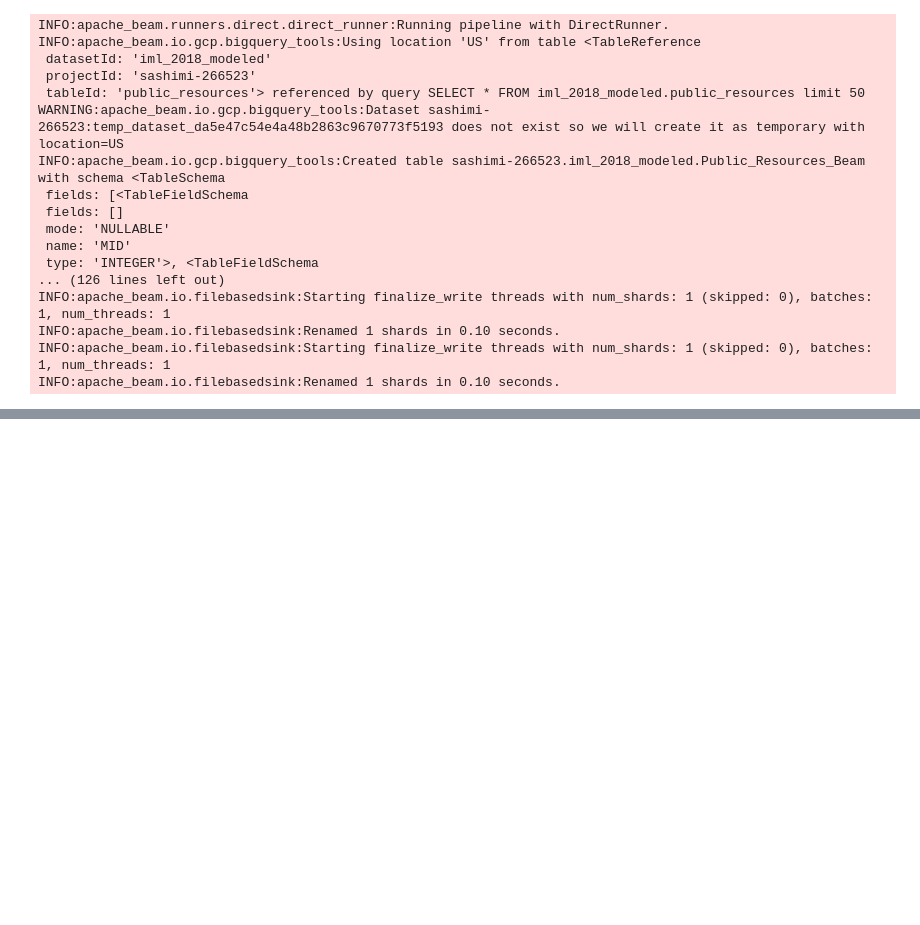
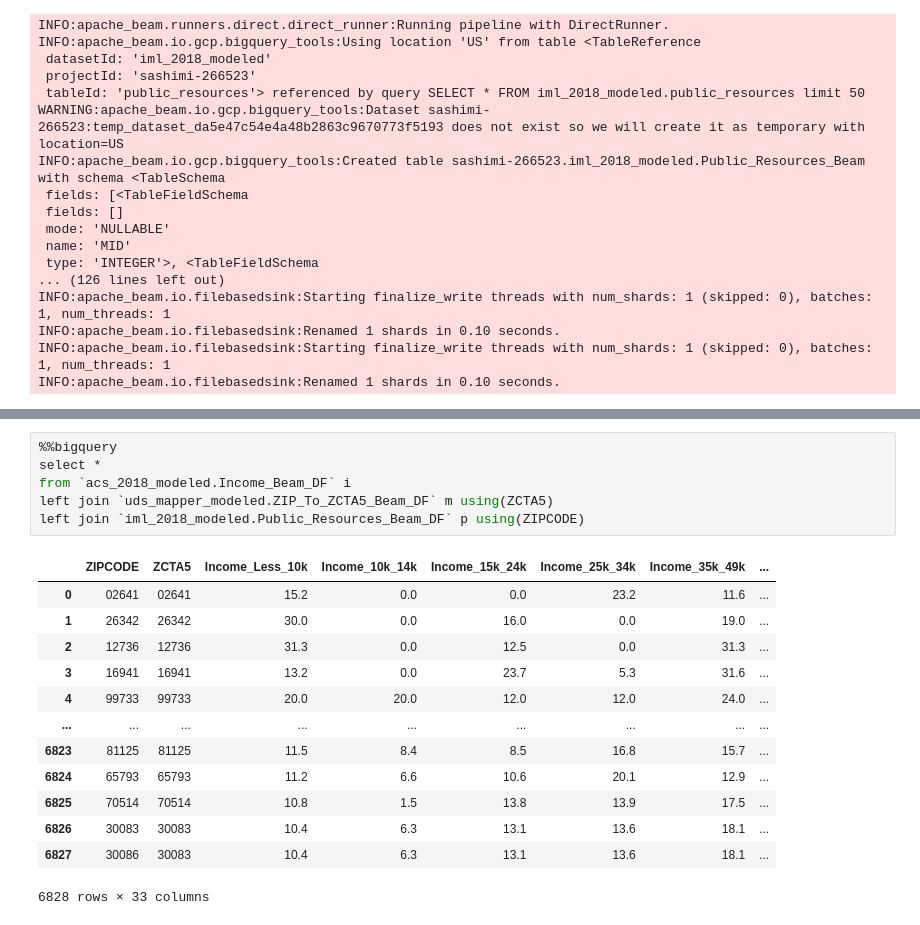
Before and after one commit to xindixu/US-demographic-analysis, a Jupyter notebook: secondary-data/iml_2018_modeled.ipynb, the cells around one changed output, grey strips where cells are left out. Saved outputs shown, nothing was run; the diff lists cells and outputs as text; blank space fills up the shorter version.

```diff
--- a/secondary-data/iml_2018_modeled.ipynb
+++ b/secondary-data/iml_2018_modeled.ipynb
@@ -56,0 +110,20 @@ INFO:apache_beam.io.filebasedsink:Renamed 1 shards in 0.10 seconds.
+# %%
+%%bigquery
+select *
+from `acs_2018_modeled.Income_Beam_DF` i
+left join `uds_mapper_modeled.ZIP_To_ZCTA5_Beam_DF` m using(ZCTA5)
+left join `iml_2018_modeled.Public_Resources_Beam_DF` p using(ZIPCODE)
+# %% [output]
+|  | ZIPCODE | ZCTA5 | Income_Less_10k | Income_10k_14k | Income_15k_24k | Income_25k_34k | Income_35k_49k | ... |
+| 0 | 02641 | 02641 | 15.2 | 0.0 | 0.0 | 23.2 | 11.6 | ... |
+| 1 | 26342 | 26342 | 30.0 | 0.0 | 16.0 | 0.0 | 19.0 | ... |
+| 2 | 12736 | 12736 | 31.3 | 0.0 | 12.5 | 0.0 | 31.3 | ... |
+| 3 | 16941 | 16941 | 13.2 | 0.0 | 23.7 | 5.3 | 31.6 | ... |
+| 4 | 99733 | 99733 | 20.0 | 20.0 | 12.0 | 12.0 | 24.0 | ... |
+| ... | ... | ... | ... | ... | ... | ... | ... | ... |
+| 6823 | 81125 | 81125 | 11.5 | 8.4 | 8.5 | 16.8 | 15.7 | ... |
+| 6824 | 65793 | 65793 | 11.2 | 6.6 | 10.6 | 20.1 | 12.9 | ... |
+| 6825 | 70514 | 70514 | 10.8 | 1.5 | 13.8 | 13.9 | 17.5 | ... |
+| 6826 | 30083 | 30083 | 10.4 | 6.3 | 13.1 | 13.6 | 18.1 | ... |
+| 6827 | 30086 | 30083 | 10.4 | 6.3 | 13.1 | 13.6 | 18.1 | ... |
+6828 rows × 33 columns
```
Also changed, not shown: parts of 9 cells of this notebook, 2 other files.
